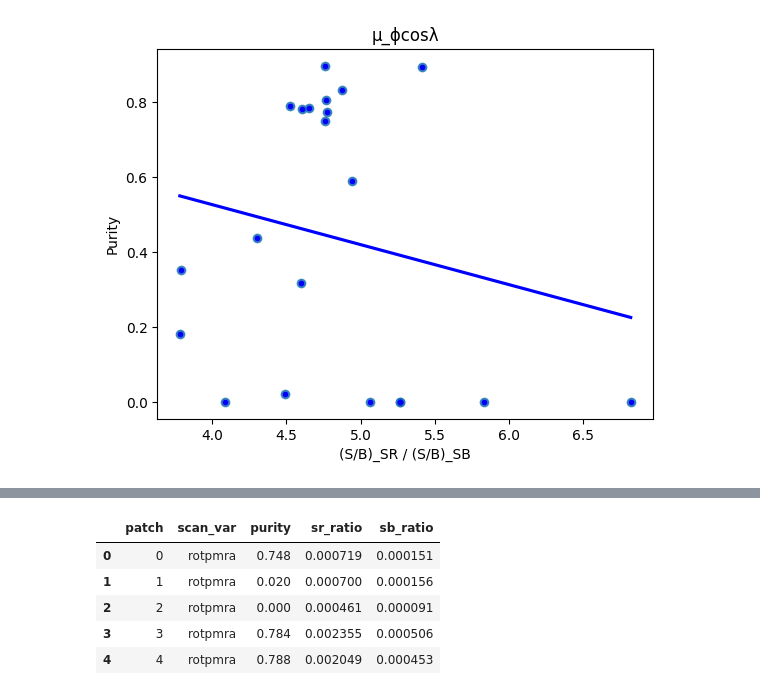
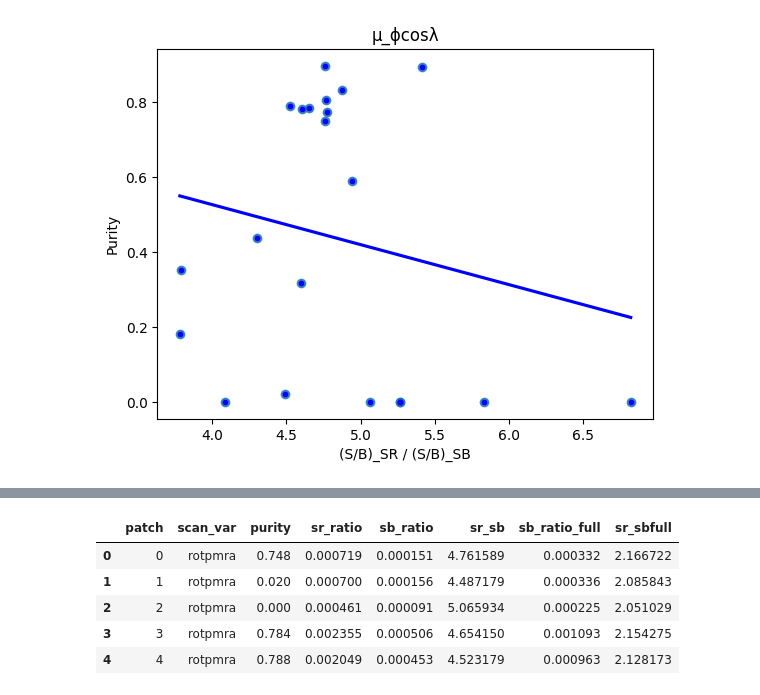
Before and after one commit to alindell0/cwola-summer, a Jupyter notebook: notebooks/promising_analysis.ipynb, the cells around one changed output, grey strips where cells are left out. Cells and saved outputs as stored; diff of their text form; code cells hidden in the pictures.

Commit message:
Updated ratios to include full sb region ratio

```diff
--- a/notebooks/promising_analysis.ipynb
+++ b/notebooks/promising_analysis.ipynb
@@ -347,6 +347,7 @@ vars = []
 ratios_signal = []
 ratios_sideband = []
 purities = []
+ratios_sideband_full = []
 
 for idx in range(21):
   patches.append(idx)
@@ -366,6 +367,9 @@ for idx in range(21):
   ratio_sideband = round(len(df_back_stream)/len(df_back_back), 6)
   ratios_sideband.append(ratio_sideband)
 
+  ratio_sideband_full = (len(df_signal_stream)+len(df_back_stream))/(len(df_signal_back)+len(df_back_back))
+  ratios_sideband_full.append(ratio_sideband_full)
+
   df_top = pd.read_hdf(f'../results/patch_{idx}/{scan_var}/fid_cuts/df_top.h5')
   purity = len(df_top[df_top['stream']==True]) / len(df_top)
   purities.append(purity)
@@ -375,4 +379,10 @@ data_dec = pd.DataFrame({
   'scan_var': vars,
   'purity': purities,
   'sr_ratio': ratios_signal,
-  'sb_ratio': ratios_sideband})
+  'sb_ratio': ratios_sideband,
+  'sr_sb': np.array(ratios_signal)/np.array(ratios_sideband),
+  'sb_ratio_full': ratios_sideband_full,
+  'sr_sbfull': np.array(ratios_signal)/np.array(ratios_sideband_full)
+  })
+
+data_dec.head()
@@ -383,46 +400,54 @@ patches = []
 vars = []
 ratios_signal = []
 ratios_sideband = []
+ratios_sideband_full = []
 purities = []
 
 for idx in range(21):
   patches.append(idx)
   vars.append(scan_var)
   df_test = pd.read_hdf(f'../results/patch_{idx}/{scan_var}/training/df_test.h5')
 
   df_signalreg = df_test[df_test['region_label']==1]
   df_signal_stream = df_signalreg[df_signalreg['stream']==True]
   df_signal_back = df_signalreg[df_signalreg['stream']==False]
 
   df_backgroundreg = df_test[df_test['region_label']==0]
   df_back_stream = df_backgroundreg[df_backgroundreg['stream']==True]
   df_back_back = df_backgroundreg[df_backgroundreg['stream']==False]
 
   ratio_signal = round(len(df_signal_stream)/len(df_signal_back), 6)
   ratios_signal.append(ratio_signal)
   ratio_sideband = round(len(df_back_stream)/len(df_back_back), 6)
   ratios_sideband.append(ratio_sideband)
 
+  ratio_sideband_full = (len(df_signal_stream)+len(df_back_stream))/(len(df_signal_back)+len(df_back_back))
+  ratios_sideband_full.append(ratio_sideband_full)
+
   df_top = pd.read_hdf(f'../results/patch_{idx}/{scan_var}/fid_cuts/df_top.h5')
   purity = len(df_top[df_top['stream']==True]) / len(df_top)
   purities.append(purity)
 
 data_ra = pd.DataFrame({
   'patch': patches,
   'scan_var': vars,
   'purity': purities,
   'sr_ratio': ratios_signal,
-  'sb_ratio': ratios_sideband})
+  'sb_ratio': ratios_sideband,
+  'sr_sb': np.array(ratios_signal)/np.array(ratios_sideband),
+  'sb_ratio_full': ratios_sideband_full,
+  'sr_sbfull': np.array(ratios_signal)/np.array(ratios_sideband_full)
+  })
 
 
 data_ra.head()
 # %% [output]
-|  | patch | scan_var | purity | sr_ratio | sb_ratio |
-| 0 | 0 | rotpmra | 0.748 | 0.000719 | 0.000151 |
-| 1 | 1 | rotpmra | 0.020 | 0.000700 | 0.000156 |
-| 2 | 2 | rotpmra | 0.000 | 0.000461 | 0.000091 |
-| 3 | 3 | rotpmra | 0.784 | 0.002355 | 0.000506 |
-| 4 | 4 | rotpmra | 0.788 | 0.002049 | 0.000453 |
+|  | patch | scan_var | purity | sr_ratio | sb_ratio | sr_sb | sb_ratio_full | sr_sbfull |
+| 0 | 0 | rotpmra | 0.748 | 0.000719 | 0.000151 | 4.761589 | 0.000332 | 2.166722 |
+| 1 | 1 | rotpmra | 0.020 | 0.000700 | 0.000156 | 4.487179 | 0.000336 | 2.085843 |
+| 2 | 2 | rotpmra | 0.000 | 0.000461 | 0.000091 | 5.065934 | 0.000225 | 2.051029 |
+| 3 | 3 | rotpmra | 0.784 | 0.002355 | 0.000506 | 4.654150 | 0.001093 | 2.154275 |
+| 4 | 4 | rotpmra | 0.788 | 0.002049 | 0.000453 | 4.523179 | 0.000963 | 2.128173 |
 # %%
 ## concatenate the two dataframes together and order by patch
 
```
Also changed, not shown: parts of 1 cell of this notebook, 2 other files.
